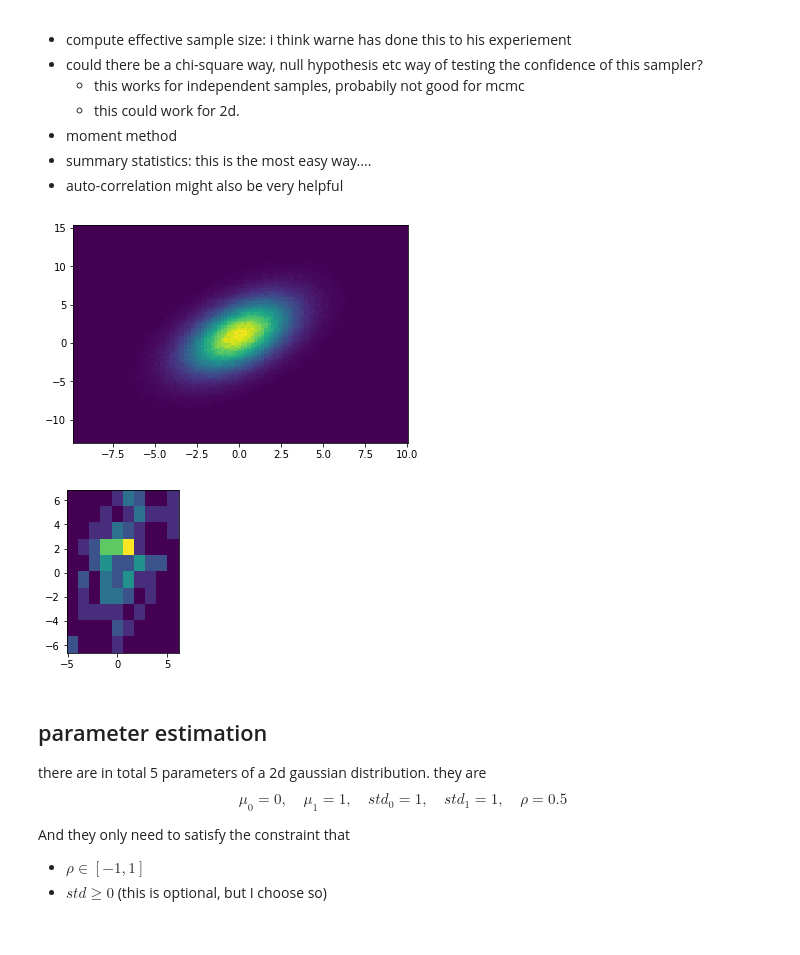
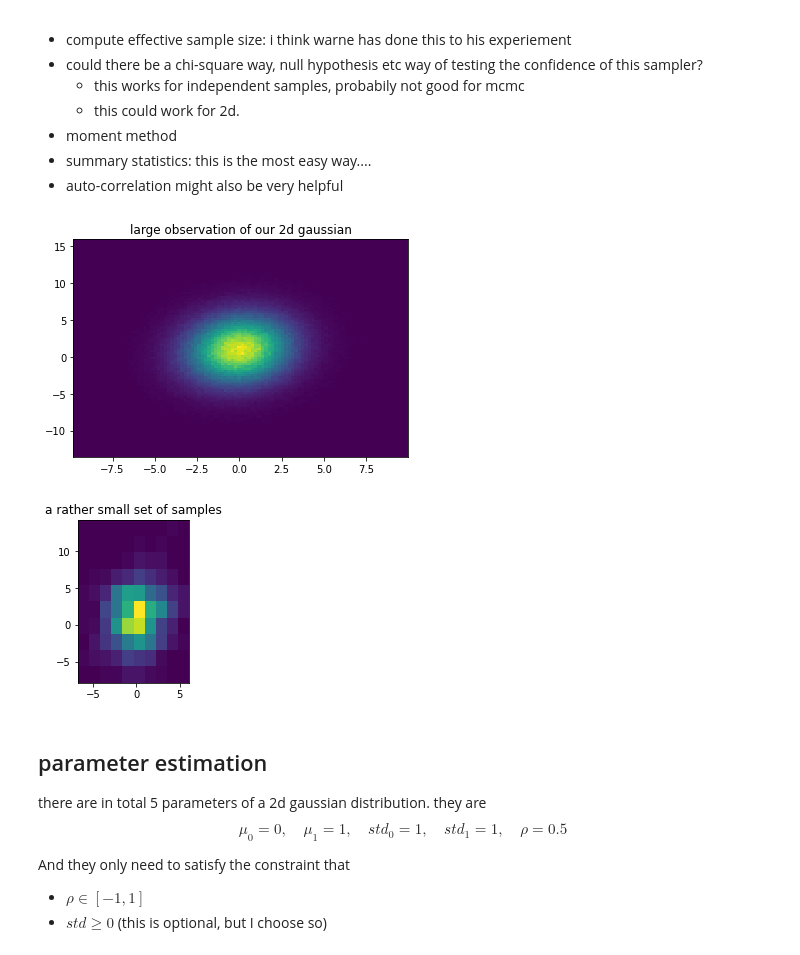
Before and after one commit to WangHaiYang874/ABC22, a Jupyter notebook: June 7 copy 2.ipynb, the cells around one changed output. Cells and saved outputs as stored; diff of their text form; code cells hidden in the pictures.

```diff
--- a/June 7 copy 2.ipynb
+++ b/June 7 copy 2.ipynb
@@ -34,8 +35,8 @@ m0 = 0
 m1 = 1
 s0 = 2
 s1 = 3
-rho = 0.5
-true_theta = (m0,m1,s0,s1,rho)
-sample_size = 100
+rho = 0.1
+true_theta = (m0, m1, s0, s1, rho)
+sample_size = 1000
 # %%
 def reshape(theta):
@@ -51,18 +52,20 @@ mean,cov = reshape(true_theta)
 # %%
 # large_observation to see the distribution of this 2d normal
-large_observation = normal2d(mean,cov,1000000)
-plt.hist2d(large_observation[:,0],large_observation[:,1],bins=(100,100))
+large_observation = normal2d(mean, cov, 1000000)
+plt.hist2d(large_observation[:, 0], large_observation[:, 1], bins=(100, 100))
+plt.title('large observation of our 2d gaussian')
 print()
 # %% [output]
-[figure, old version]
+[figure, new version]
 # %%
 # observation
-observation = normal2d(mean,cov,sample_size)
-plt.figure(figsize=(2,3))
-plt.hist2d(observation[:,0],observation[:,1])
+observation = normal2d(mean, cov, sample_size)
+plt.figure(figsize=(2, 3))
+plt.hist2d(observation[:, 0], observation[:, 1])
+plt.title('a rather small set of samples')
 print()
 # %% [output]
-[figure, old version]
+[figure, new version]
 # %% [markdown]
 ## parameter estimation
 
```
Also changed, not shown: parts of 24 cells of this notebook, 3 other files.
